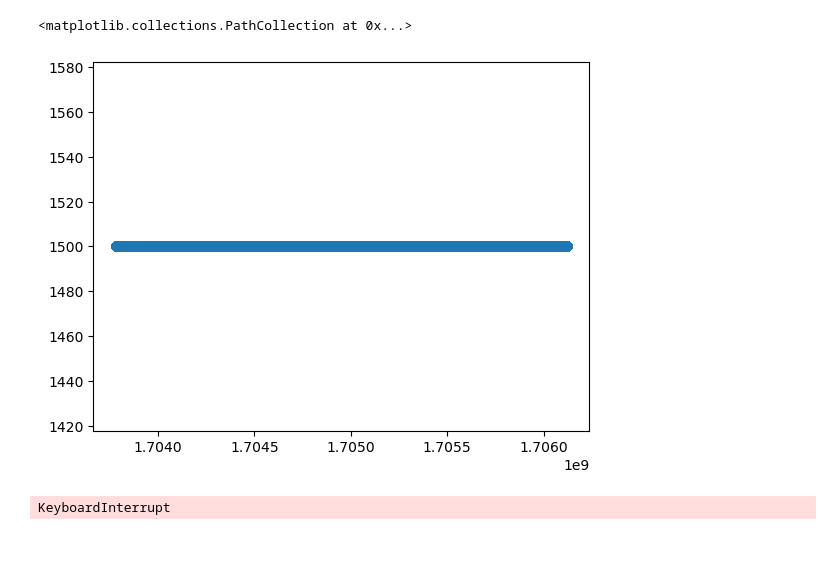
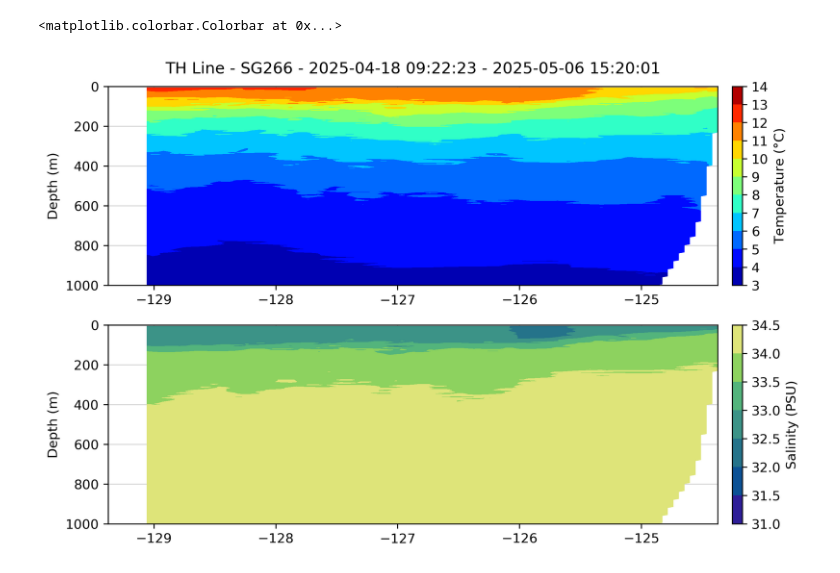
Before and after one commit to marqjace/seaglider_plotting, a Jupyter notebook: transects.ipynb, the cells around one changed output. Drawn from its saved outputs; the diff is of its cells as text; code cells hidden in the pictures; blank space fills up the shorter version.

```diff
--- a/transects.ipynb
+++ b/transects.ipynb
@@ -72,10 +52,5 @@ information is based on file: C:/Users/marqjace/TH_line/deployments/oct_2024/tra
-# %%
-plt.scatter(dat['time_raw'], dat['high_volt'])
-# %% [output]
-<matplotlib.collections.PathCollection at 0x...>
-[figure, removed]
 # %%
-new_data = xr.open_dataset(r'C:/Users/marqjace/TH_line/deployments/oct_2023/transect4/1_24_merged_oxy.nc', decode_times=False)
+new_data = xr.open_dataset(r'C:/Users/marqjace/TH_line/deployments/mar_2025/transect3/4_25_b_merged.nc', decode_times=False)
 new_data
 
 depth2 = new_data.depth
@@ -83,21 +58,31 @@ dives2 = new_data.dives
 latitude2 = new_data.latitude
 longitude2 = new_data.longitude
 pres2 = new_data.pressure
-temp2 = new_data.temp_corrected
-salt2 = new_data.salt_corrected
-oxygen2 = new_data.oxygen
+temp2 = new_data.temp_raw
+salt2 = new_data.salt_raw
+# oxygen2 = new_data.oxygen
 
 # Set up new grid (96 points longitude is every 5 km, 200 points depth is every 5 meters)
 
 
+# # number of grid points:
+
+# xn, yn = 50, 200
+
+
+# # grid window
+
+# xmin, xmax = -126.625, -124.375
+# ymin, ymax = 0, 1000
+
 # number of grid points:
 
-xn, yn = 112, 200
+xn, yn = 111, 200
 
 
 # grid window
 
-xmin, xmax = -130.5, -123.5
+xmin, xmax = -129.375, -124.375
 ymin, ymax = 0, 1000
 
 
@@ -115,17 +100,15 @@ temp = griddata(points = (longitude2, depth2),
               xi = (Xgrid3, Ygrid3),
               method = 'linear')
 
-oxygen = griddata(points = (longitude2, depth2),
-              values = oxygen2,
-              xi = (Xgrid3, Ygrid3),
-              method = 'linear')
+# oxygen = griddata(points = (longitude2, depth2),
+#               values = oxygen2,
+#               xi = (Xgrid3, Ygrid3),
+#               method = 'linear')
 
 salinity = griddata(points = (longitude2, depth2),
               values = salt2,
               xi = (Xgrid3, Ygrid3),
               method = 'linear')
-# %% [output]
-KeyboardInterrupt
 # %%
 # set the time coverage start and end
 time_start = new_data.attrs['time_coverage_start']
@@ -133,44 +116,49 @@ time_end = new_data.attrs['time_coverage_end']
 # %%
 # Set up figure
 
-fig, (ax1, ax2, ax3) = plt.subplots(3, 1, figsize=(10,6), dpi=300)
+fig, (ax1, ax2) = plt.subplots(2, 1, figsize=(10,6), dpi=300)
 # plt.subplots_adjust(hspace=0.3)
 # plt.suptitle(f'TH Line - SG685 - {time_start} - {time_end}', y=0.93)
 
 
 # Gridded SG685 Temp Contour Plot
-
-contour1 = ax1.contourf(Xgrid3, Ygrid3, temp, cmap=cmocean.cm.thermal, zorder=2)
+temp_levels = np.arange(3, 15, 1)  # 3 to 14 in steps of 1
+contour1 = ax1.contourf(Xgrid3, Ygrid3, temp, levels=temp_levels, cmap='jet', zorder=2)
 ax1.invert_yaxis()
 # ax1.set_title('Temperature Plot')
-ax1.set_xlim(-130, -124)
+# ax1.set_xlim(-130, -124)
 ax1.set_ylabel('Depth (m)')
 ax1.grid(zorder=1, alpha=0.5)
-ax1.set_title(f'TH Line - SG685 - {time_start} - {time_end}', fontsize='large', pad=10)
-plt.colorbar(contour1, label=r'Temperature ($\degree$C)', pad=0.02)
+ax1.set_title(f'TH Line - SG266 - {time_start} - {time_end}', fontsize='large', pad=10)
+plt.colorbar(contour1, label=r'Temperature ($\degree$C)', pad=0.02, ticks=temp_levels)
 
 
 # Gridded SG685 Salinity Contour Plot
-
-contour2 = ax2.contourf(Xgrid3, Ygrid3, salinity, cmap=cmocean.cm.haline, zorder=2)
+salinity_levels = np.arange(31, 35, 0.5)  # 31 to 35.5 in steps of 0.5
+contour2 = ax2.contourf(Xgrid3, Ygrid3, salinity, levels=salinity_levels, cmap=cmocean.cm.haline, zorder=2)
 ax2.invert_yaxis()
 # ax2.set_title('Salinity Plot')
-ax2.set_xlim(-130, -124)
+# ax2.set_xlim(-130, -124)
 # ax2.set_xlabel(r'Longitude ($\degree$E)')
 ax2.set_ylabel('Depth (m)')
 ax2.grid(zorder=1, alpha=0.5)
-plt.colorbar(contour2, label=r'Salinity (PSU)', pad=0.02)
+plt.colorbar(contour2, label=r'Salinity (PSU)', pad=0.02, ticks=salinity_levels)
 
-# Gridded SG685 Oxygen Contour Plot
+# plt.savefig(r'C:\Users\marqjace\OneDrive - Oregon State University\Desktop\Python\TH-Line_timeseries\figures\current_transect.png')
 
-contour3 = ax3.contourf(Xgrid3, Ygrid3, oxygen, cmap=cmocean.cm.oxy, zorder=2)
-ax3.invert_yaxis()
-# ax3.set_title('Oxygen Plot')
-ax3.set_xlim(-130, -124)
-ax3.set_xlabel(r'Longitude ($\degree$E)')
-ax3.set_ylabel('Depth (m)')
-ax3.grid(zorder=1, alpha=0.5)
-plt.colorbar(contour3, label=r'Oxygen ($\mu$M/kg)', pad=0.02)
+# # Gridded SG685 Oxygen Contour Plot
+
+# contour3 = ax3.contourf(Xgrid3, Ygrid3, oxygen, cmap=cmocean.cm.oxy, zorder=2)
+# ax3.invert_yaxis()
+# # ax3.set_title('Oxygen Plot')
+# ax3.set_xlim(-130, -124)
+# ax3.set_xlabel(r'Longitude ($\degree$E)')
+# ax3.set_ylabel('Depth (m)')
+# ax3.grid(zorder=1, alpha=0.5)
+# plt.colorbar(contour3, label=r'Oxygen ($\mu$M/kg)', pad=0.02)
+# %% [output]
+<matplotlib.colorbar.Colorbar at 0x...>
+[figure, added]
 # %%
 # Set up figure
 
```
Also changed, not shown: parts of 2 cells of this notebook, 9 other files.
